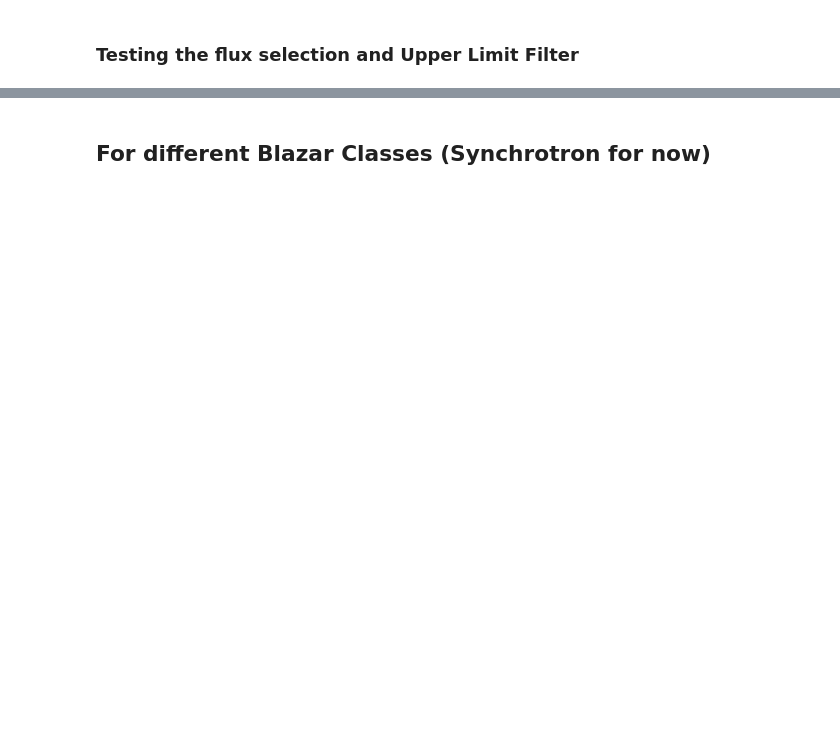
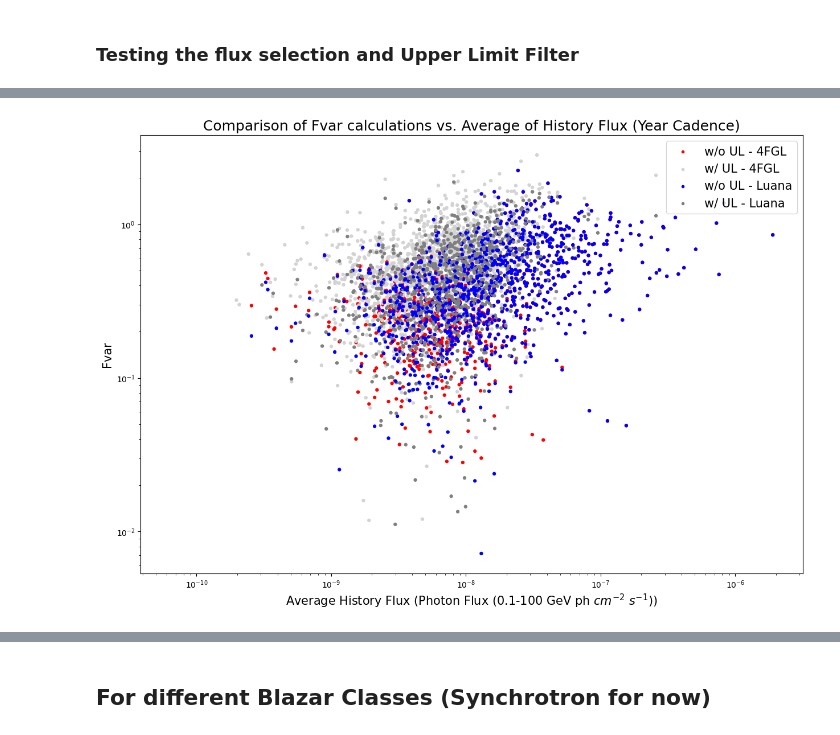
Before and after one commit to luanapassosreis/CTA_AGN_Pop_Variability, a Jupyter notebook: 4LAC_catalog_generator_v2/UpperLimit_Analysis.ipynb, the cells around one changed output, grey strips where cells are left out. Drawn from its saved outputs; the diff is of its cells as text; code cells hidden in the pictures; blank space fills up the shorter version.

```diff
--- a/4LAC_catalog_generator_v2/UpperLimit_Analysis.ipynb
+++ b/4LAC_catalog_generator_v2/UpperLimit_Analysis.ipynb
@@ -183,0 +521,34 @@ catalog_with_flux_history
+# %%
+## Plot of Fvar(4FGL) vs average spectrum flux + Fvar(Luana) vs average history flux
+
+## 4FGL
+x1 = average_flux
+y1 = catalog_with_fvar['Frac_Variability']
+
+## Luana
+x2 = average_flux
+y2 = fvar_Luana['Frac_Variability']
+
+## Get the color values for the markers based on the Upper_limits column
+colors1 = ['lightgray' if ul else 'red' for ul in fvar_Luana['Upper_limits']]
+colors2 = ['gray' if ul else 'blue' for ul in fvar_Luana['Upper_limits']]
+
+plt.figure(figsize=(15, 10))
+
+plt.scatter(x1, y1, label='4FGL', marker='.', c=colors1, s=50)
+plt.scatter(x2, y2, label='Luana', marker='.', c=colors2, s=50)
+plt.title('Comparison of Fvar calculations vs. Average of History Flux (Year Cadence)', fontsize=18)
+plt.xlabel('Average History Flux (Photon Flux (0.1-100 GeV ph $cm^{-2}$ $s^{-1}$))', fontsize=15)
+plt.ylabel('Fvar', fontsize=15)
+
+legend_labels = ['w/o UL - 4FGL', 'w/ UL - 4FGL', 'w/o UL - Luana', 'w/ UL - Luana']
+legend_handles = [plt.scatter([], [], color='red', marker='.'), plt.scatter([], [], color='lightgray', marker='.'),
+                 plt.scatter([], [], color='blue', marker='.'), plt.scatter([], [], color='gray', marker='.')]
+plt.legend(legend_handles, legend_labels, loc='upper right', fontsize=15)
+
+plt.xscale('log')
+plt.yscale('log')
+
+plt.show()
+# %% [output]
+[figure, added]
```
Also changed, not shown: parts of 46 cells of this notebook.
